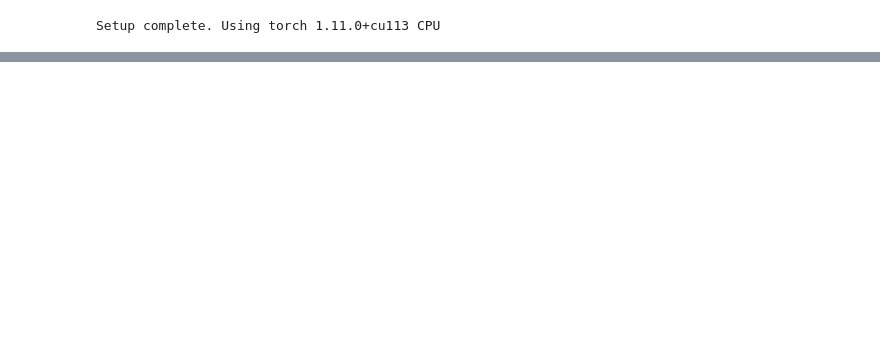
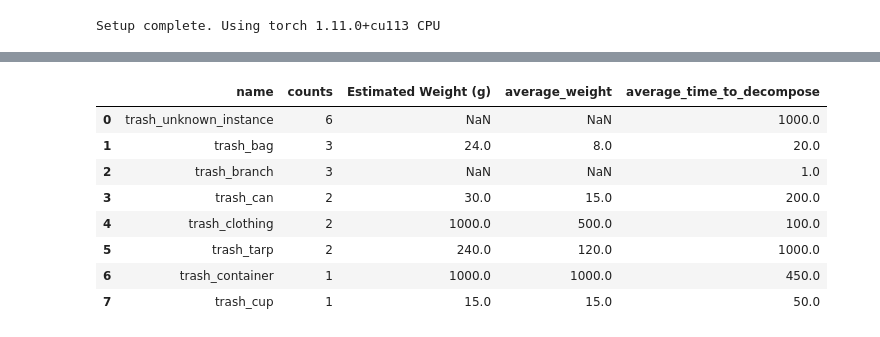
Before and after one commit to Rumana20/Marine-Litter-Detection-using-AI-Techniques, a Jupyter notebook: Implementation.ipynb, the cells around one changed output, grey strips where cells are left out. Saved outputs shown, nothing was run; the diff lists cells and outputs as text; code cells hidden in the pictures; blank space fills up the shorter version.

```diff
--- a/Implementation.ipynb
+++ b/Implementation.ipynb
@@ -776,0 +121,3 @@ Results saved to runs/val/yolo_det5
+# %%
+trash_info = predicts.loc[predicts['name'].isin(trash_averages["name"]) ,['name','confidence']]
+display(trash_info)
@@ -776,0 +142,3 @@ Results saved to runs/val/yolo_det5
+# %%
+final= pd.DataFrame(trash_info[['name']].value_counts().reset_index(name='counts'))
+final
@@ -776,0 +155,2 @@ Results saved to runs/val/yolo_det5
+# %%
+final['Estimated Weight (g)'] = final.counts.mul(final.name.map(trash_averages.set_index('name').average_weight))
@@ -776,0 +169,13 @@ Results saved to runs/val/yolo_det5
+# %%
+result = final.merge(trash_averages, on='name', how='left')
+display(result)
+# %% [output]
+|  | name | counts | Estimated Weight (g) | average_weight | average_time_to_decompose |
+| 0 | trash_unknown_instance | 6 | NaN | NaN | 1000.0 |
+| 1 | trash_bag | 3 | 24.0 | 8.0 | 20.0 |
+| 2 | trash_branch | 3 | NaN | NaN | 1.0 |
+| 3 | trash_can | 2 | 30.0 | 15.0 | 200.0 |
+| 4 | trash_clothing | 2 | 1000.0 | 500.0 | 100.0 |
+| 5 | trash_tarp | 2 | 240.0 | 120.0 | 1000.0 |
+| 6 | trash_container | 1 | 1000.0 | 1000.0 | 450.0 |
+| 7 | trash_cup | 1 | 15.0 | 15.0 | 50.0 |
```
Also changed, not shown: parts of 52 cells of this notebook.
